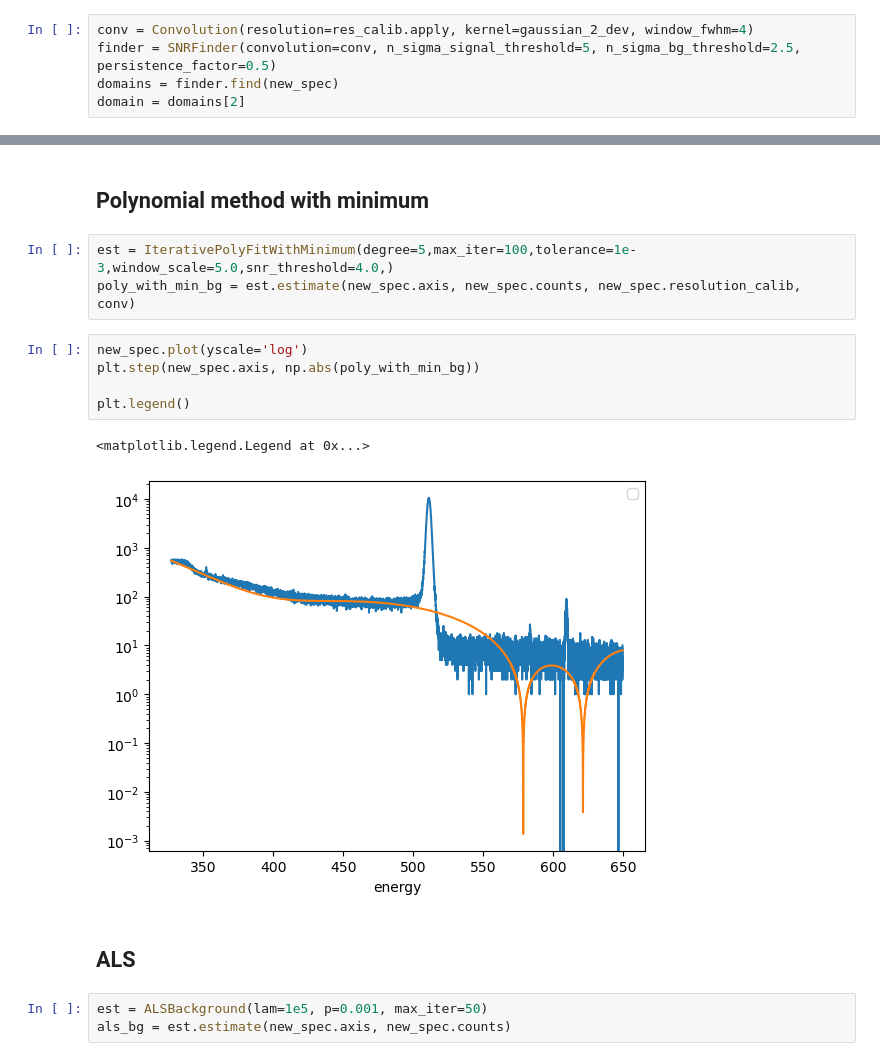
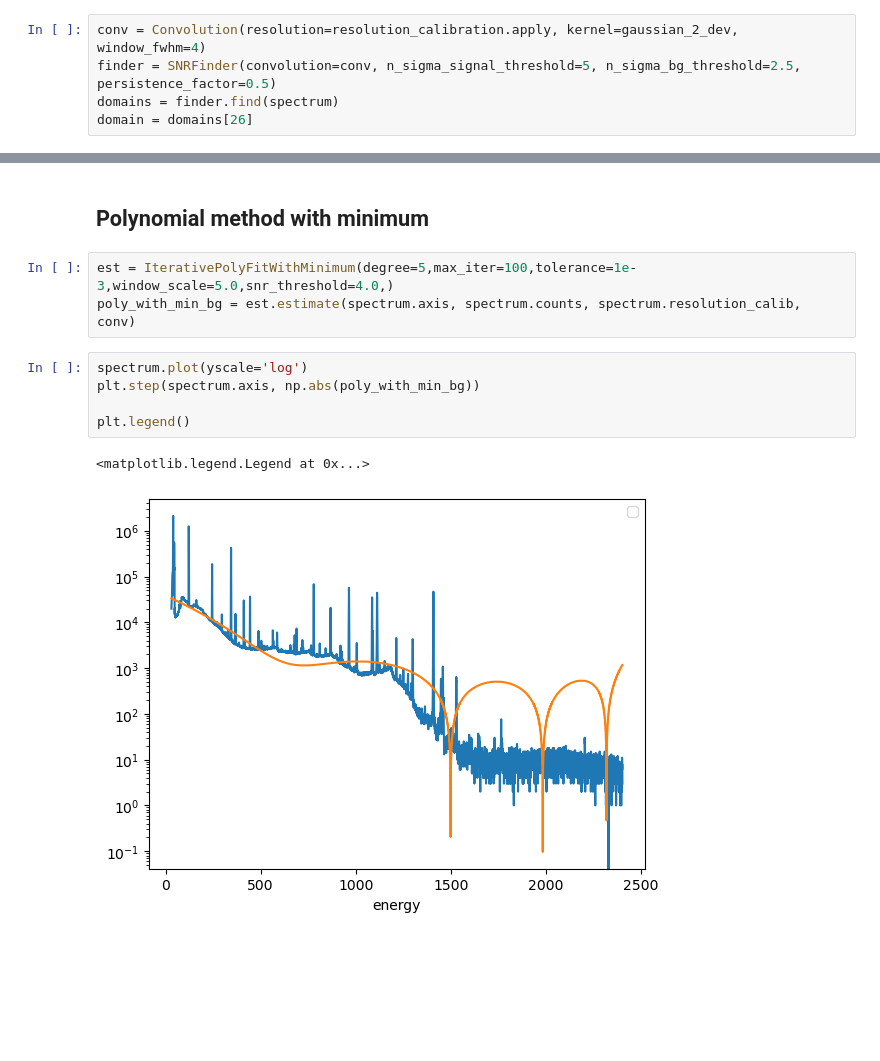
Before and after one commit to achiyaAmrusi/scispectrum, a Jupyter notebook: examples/Background/background_substraction.ipynb, the cells around one changed output, grey strips where cells are left out. Cells and saved outputs as stored; diff of their text form; blank space fills up the shorter version.

```diff
--- a/examples/Background/background_substraction.ipynb
+++ b/examples/Background/background_substraction.ipynb
@@ -58,5 +62,5 @@ new_spec = Spectrum(
 # %%
-conv = Convolution(resolution=res_calib.apply, kernel=gaussian_2_dev, window_fwhm=4)
+conv = Convolution(resolution=resolution_calibration.apply, kernel=gaussian_2_dev, window_fwhm=4)
 finder = SNRFinder(convolution=conv, n_sigma_signal_threshold=5, n_sigma_bg_threshold=2.5, persistence_factor=0.5)
-domains = finder.find(new_spec)
-domain = domains[2]
+domains = finder.find(spectrum)
+domain = domains[26]
@@ -169,17 +145,12 @@ plt.legend()
 ## Polynomial method with minimum
 # %%
 est = IterativePolyFitWithMinimum(degree=5,max_iter=100,tolerance=1e-3,window_scale=5.0,snr_threshold=4.0,)
-poly_with_min_bg = est.estimate(new_spec.axis, new_spec.counts, new_spec.resolution_calib, conv)
+poly_with_min_bg = est.estimate(spectrum.axis, spectrum.counts, spectrum.resolution_calib, conv)
 # %%
-new_spec.plot(yscale='log')
-plt.step(new_spec.axis, np.abs(poly_with_min_bg))
+spectrum.plot(yscale='log')
+plt.step(spectrum.axis, np.abs(poly_with_min_bg))
 
 plt.legend()
 # %% [output]
 <matplotlib.legend.Legend at 0x...>
-[figure, old version]
+[figure, new version]
-# %% [markdown]
-## ALS
-# %%
-est = ALSBackground(lam=1e5, p=0.001, max_iter=50)
-als_bg = est.estimate(new_spec.axis, new_spec.counts)
```
Also changed, not shown: parts of 30 cells of this notebook, 3 other files.
